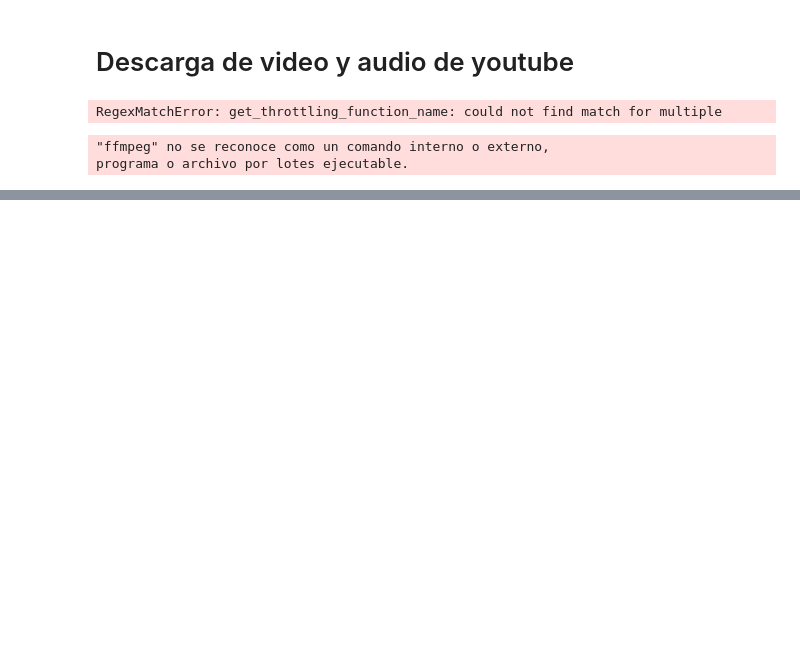
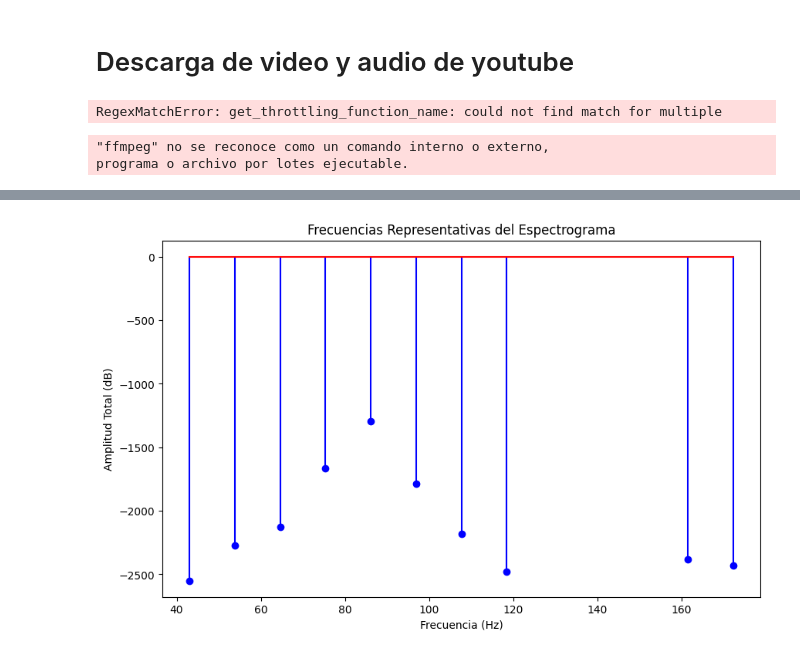
Before and after one commit to JuanJT117/Procesamiento_y_clasificacion_de_datos, a Jupyter notebook: Tareas/Tarea_7/Datos/tarea.ipynb, the cells around one changed output, grey strips where cells are left out. Cells and saved outputs as stored; diff of their text form; code cells hidden in the pictures; blank space fills up the shorter version.

```diff
--- a/Tareas/Tarea_7/Datos/tarea.ipynb
+++ b/Tareas/Tarea_7/Datos/tarea.ipynb
@@ -67,0 +181,10 @@ plt.show()
+# %%
+# Visualizar las frecuencias representativas como líneas
+plt.figure(figsize=(10, 6))
+plt.stem(top_frequencies, top_amplitudes, linefmt='b-', markerfmt='bo', basefmt='r-')
+plt.xlabel('Frecuencia (Hz)')
+plt.ylabel('Amplitud Total (dB)')
+plt.title('Frecuencias Representativas del Espectrograma')
+plt.show()
+# %% [output]
+[figure, added]
```
Also changed, not shown: parts of 13 cells of this notebook.
